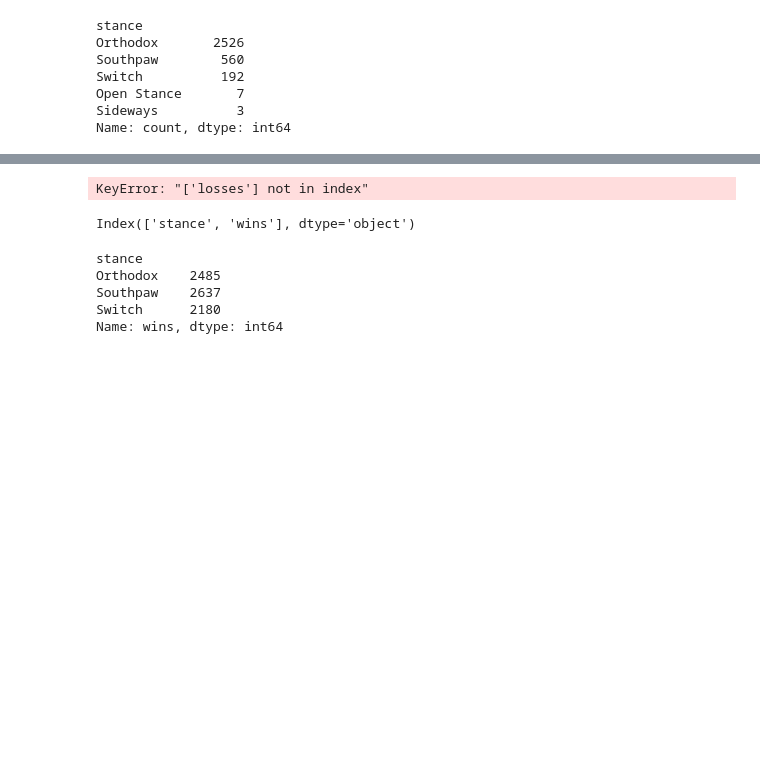
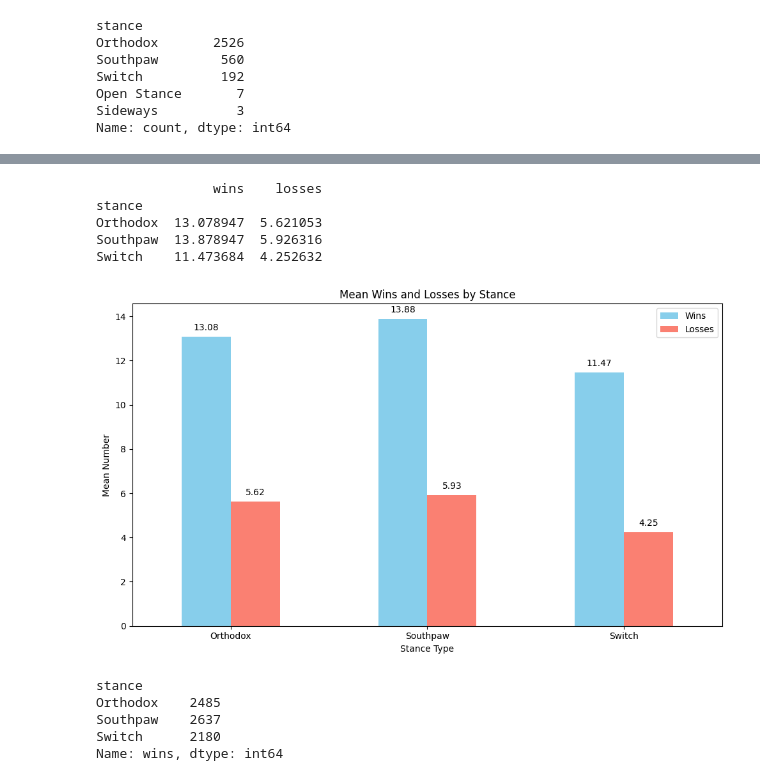
Before and after one commit to nacjacds/EDA-UFC_Fighters_performance, a Jupyter notebook: memory.ipynb, the cells around one changed output, grey strips where cells are left out. Drawn from its saved outputs; the diff is of its cells as text; code cells hidden in the pictures; blank space fills up the shorter version.

```diff
--- a/memory.ipynb
+++ b/memory.ipynb
@@ -895,18 +931,46 @@ muestra_luchadores
-# %%
-# Calculate the mean of wins and defeats by stance type
-columnas_de_interes = ['stance', 'wins', 'losses']
-muestra_luchadores = muestra_luchadores[columnas_de_interes]
-
-# Group by stance type anc calculate the mean of wins and defeats
-stance_stats = muestra_luchadores.groupby('stance').mean().round(2)
-
-stance_stats
-# %% [output]
-KeyError: "['losses'] not in index"
-# %%
-print(muestra_luchadores.columns)
-# %% [output]
-Index(['stance', 'wins'], dtype='object')
+# %%
+# Load the dataset
+file_path = 'data/muestra_luchadores.csv'
+fighters_df = pd.read_csv(file_path)
+
+# Calculate the mean of wins and losses by stance type
+mean_wins_losses_by_stance = fighters_df.groupby('stance')[['wins', 'losses']].mean()
+
+#Show the results
+print(mean_wins_losses_by_stance)
+# %% [output]
+               wins    losses
+stance
+Orthodox  13.078947  5.621053
+Southpaw  13.878947  5.926316
+Switch    11.473684  4.252632
+# %%
+# Load the dataset (This dataset have been calculated with a sample of 190 fighters for each stance type, 570 in total.)
+file_path = 'data/muestra_luchadores.csv'
+fighters_df = pd.read_csv(file_path)
+
+# Calculate the mean of wins and losses by stance type
+mean_wins_losses_by_stance = fighters_df.groupby('stance')[['wins', 'losses']].mean()
+
+# Plot the data with specified colors
+fig, ax = plt.subplots(figsize=(10, 6))
+mean_wins_losses_by_stance.plot(kind='bar', ax=ax, rot=0, color=['skyblue', 'salmon'])
+
+# Add percentage labels on top of the bars
+for p in ax.patches:
+    height = p.get_height()
+    ax.annotate(f'{height:.2f}', (p.get_x() + p.get_width() / 2., height),
+                ha='center', va='center', xytext=(0, 10), textcoords='offset points')
+
+ax.set_title('Mean Wins and Losses by Stance')
+ax.set_ylabel('Mean Number')
+ax.set_xlabel('Stance Type')
+ax.legend(['Wins', 'Losses'])
+
+plt.tight_layout()
+plt.show()
+# %% [output]
+[figure, added]
 # %%
 # Select columns
 columnas_de_interes = ['stance', 'wins', 'losses']
```
Also changed, not shown: parts of 10 cells of this notebook, 2 other files.
